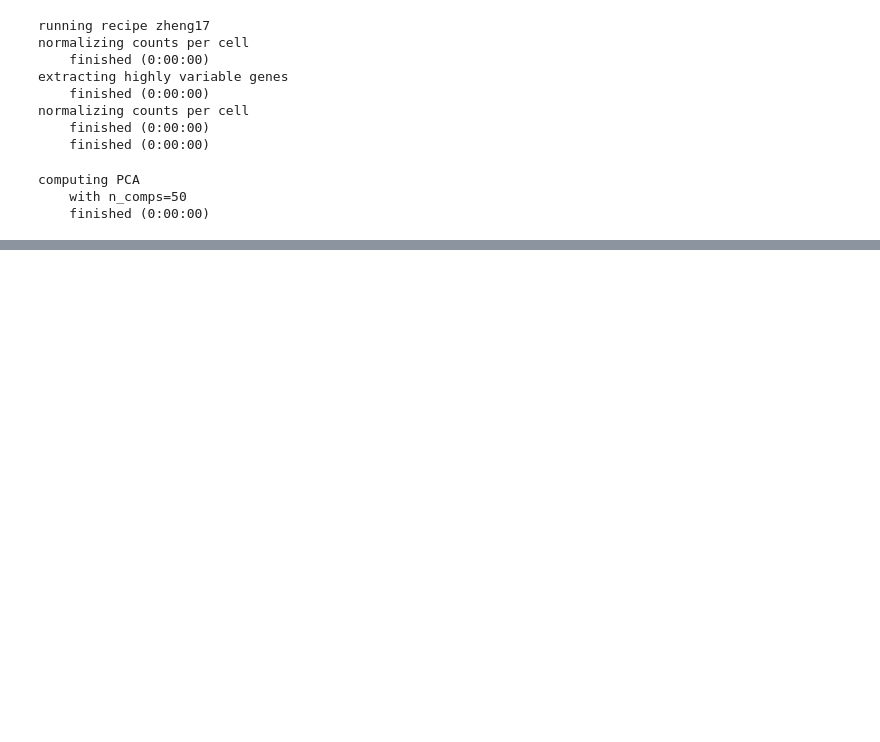
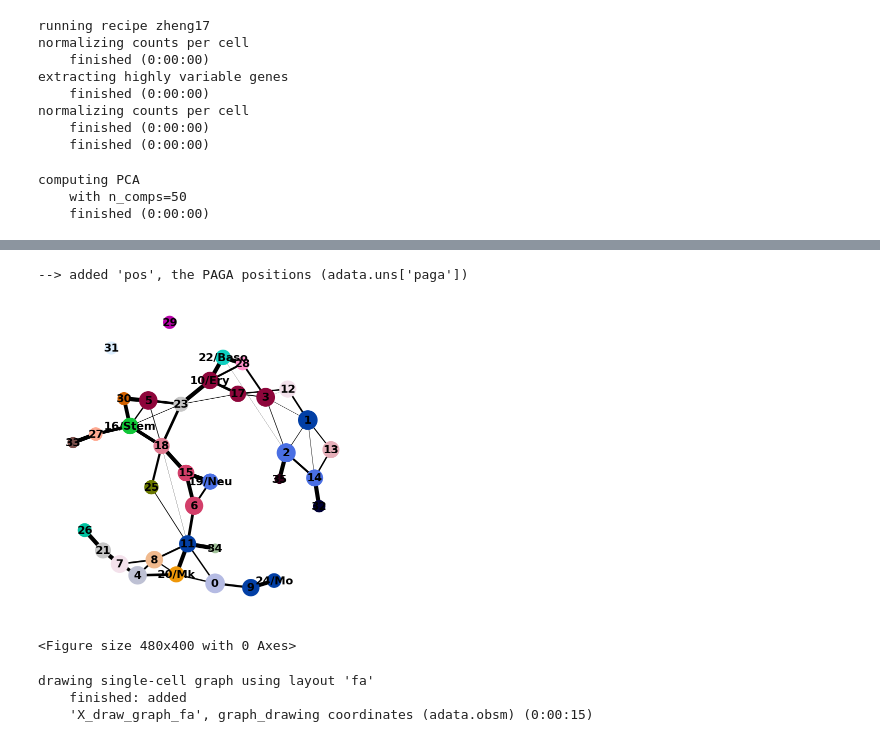
Before and after one commit to oliviahelens/Scanpy_Trajectory_Inference_Hematopoiesis, a Jupyter notebook: main.ipynb, the cells around one changed output, grey strips where cells are left out. Saved outputs shown, nothing was run; the diff lists cells and outputs as text; code cells hidden in the pictures; blank space fills up the shorter version.

```diff
--- a/main.ipynb
+++ b/main.ipynb
@@ -96,0 +126,11 @@ ModuleNotFoundError: No module named 'louvain'
+# %%
+adata.obs["leiden_anno"] = adata.obs["leiden"].cat.rename_categories(
+    {
+        "10": "10/Ery",
+        "16": "16/Stem",
+        "19": "19/Neu",
+        "20": "20/Mk",
+        "22": "22/Baso",
+        "24": "24/Mo",
+    }
+)
@@ -96,0 +145,17 @@ ModuleNotFoundError: No module named 'louvain'
+# %%
+# tutorial graph is unreadable so this is modified
+fig, ax = plt.subplots(1, 1, figsize=(5, 5))
+sc.pl.paga(adata, ax=ax, fontsize=10, node_size_scale=1.5, edge_width_scale=0.5)
+plt.tight_layout()
+plt.savefig("paga_annotated.png", dpi=300, bbox_inches="tight")
+# %% [output]
+--> added 'pos', the PAGA positions (adata.uns['paga'])
+[figure, added]
+<Figure size 480x400 with 0 Axes>
+# %%
+# recomputing the embedding using PAGA-initialization
+sc.tl.draw_graph(adata, init_pos="paga")
+# %% [output]
+drawing single-cell graph using layout 'fa'
+    finished: added
+    'X_draw_graph_fa', graph_drawing coordinates (adata.obsm) (0:00:15)
```
Also changed, not shown: parts of 28 cells of this notebook, 10 other files.
